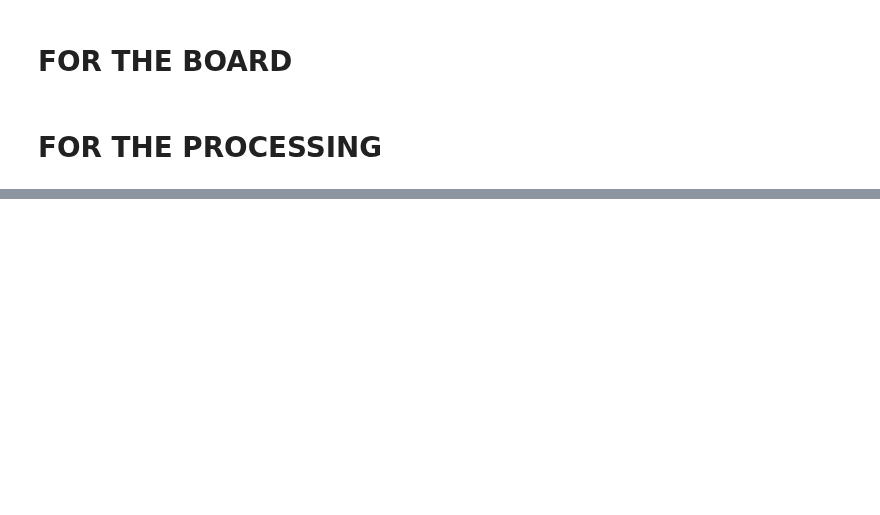
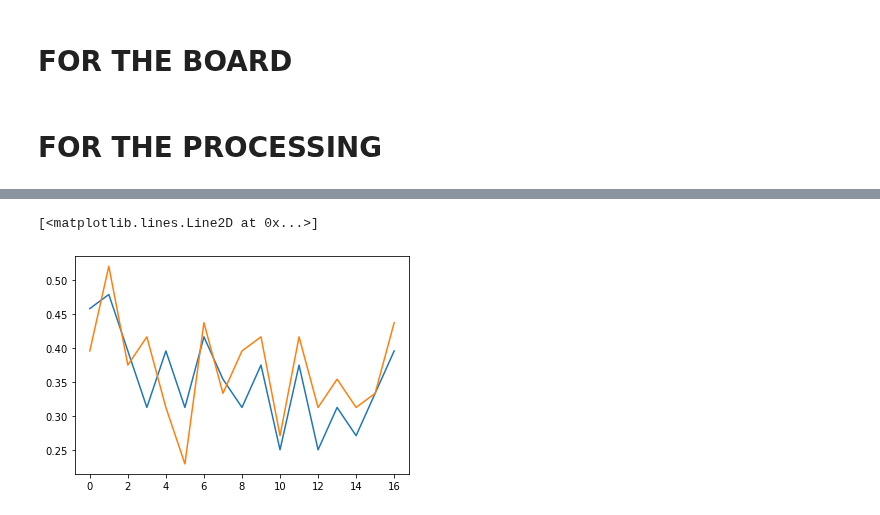
Before and after one commit to yagami009/ding, a Jupyter notebook: SSVEP.ipynb, the cells around one changed output, grey strips where cells are left out. Drawn from its saved outputs; the diff is of its cells as text; code cells hidden in the pictures; blank space fills up the shorter version.

```diff
--- a/SSVEP.ipynb
+++ b/SSVEP.ipynb
@@ -179,0 +437,8 @@ test_gcca_mset(data_packed, train_test_idxs, freqs, fs, number_of_samples, numbe
+# %%
+import matplotlib.pyplot as plt
+
+plt.plot(gaccarray)
+plt.plot(maccarray)
+# %% [output]
+[<matplotlib.lines.Line2D at 0x...>]
+[figure, added]
```
Also changed, not shown: parts of 5 cells of this notebook, 5 other files.
